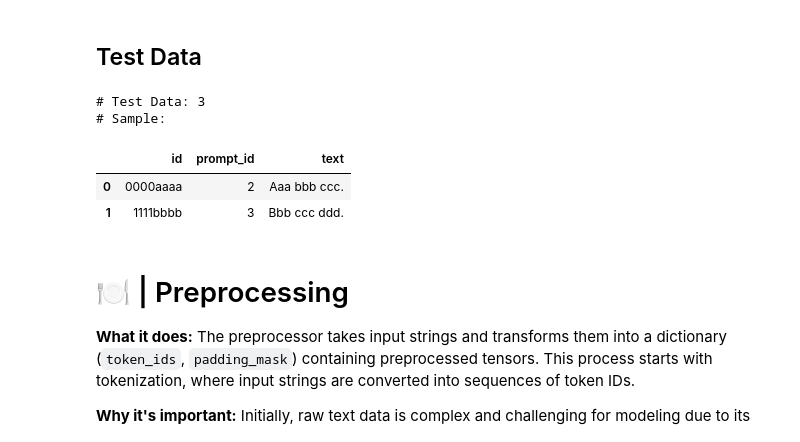
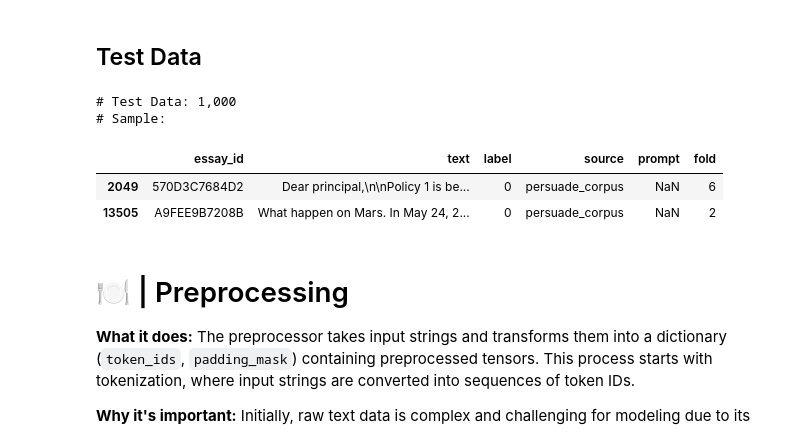
Before and after one commit to dinleo/Kaggle, a Jupyter notebook: llm-detect-ai-generated-text/detect-fake-text-kerasnlp-tf-torch-jax-infer.ipynb, the cells around one changed output. Drawn from its saved outputs; the diff is of its cells as text; code cells hidden in the pictures.

```diff
--- a/llm-detect-ai-generated-text/detect-fake-text-kerasnlp-tf-torch-jax-infer.ipynb
+++ b/llm-detect-ai-generated-text/detect-fake-text-kerasnlp-tf-torch-jax-infer.ipynb
@@ -65,13 +61,14 @@ KerasNLP: 0.6.3
 # ⚙️ | Configuration
 # %%
 class CFG:
-    TEST_PATH = '../kaggle/input/llm-detect-ai-generated-text/test_essays.csv'
-    VACAB_PATH = '../kaggle/Model/keras-nlp-deberta-v3-base-en-vocab-ds/vocab.spm'
-    CKPT_PATH = "../kaggle/Model/daigt-kerasnlp-ckpt"  # Name of pretrained models
+    TEST_PATH = './kaggle/input/daigt-proper-train-dataset/train_drcat_02.csv'
+    VACAB_PATH = './kaggle/Model/keras-nlp-deberta-v3-base-en-vocab-ds/vocab.spm'
+    CKPT_PATH = "./kaggle/working/"  # Name of pretrained models
+    num_of_dataset = 1000 # Num of test dataset
     verbose = 0  # Verbosity
     device = 'GPU'  # Device
     seed = 42  # Random seed
-    batch_size = 6  # Batch size
+    batch_size = 10  # Batch size
     drop_remainder = True  # Drop incomplete batches
     sequence_length = 200  # Input sequence length
     class_names = ['real','fake']  # Class names [A, B, C, D, E]
@@ -136,18 +133,21 @@ INFO:tensorflow:Using MirroredStrategy with devices ('/job:localhost/replica:0/t
 # %% [markdown]
 ## Test Data
 # %%
-test_df = pd.read_csv(CFG.TEST_PATH)  # Read CSV file into a DataFrame
-
+ext_df1 = pd.read_csv(CFG.TEST_PATH)  # Read CSV file into a DataFrame
+test_df = pd.concat([
+    ext_df1[ext_df1.label==0].sample(CFG.num_of_dataset//2),
+    ext_df1[ext_df1.label==1].sample(CFG.num_of_dataset//2)
+])
 # Display information about the train data
 print("# Test Data: {:,}".format(len(test_df)))
 print("# Sample:")
 display(test_df.head(2))
 # %% [output]
-# Test Data: 3
+# Test Data: 1,000
 # Sample:
-|  | id | prompt_id | text |
-| 0 | 0000aaaa | 2 | Aaa bbb ccc. |
-| 1 | 1111bbbb | 3 | Bbb ccc ddd. |
+|  | essay_id | text | label | source | prompt | fold |
+| 2049 | 570D3C7684D2 | Dear principal,\n\nPolicy 1 is be... | 0 | persuade_corpus | NaN | 6 |
+| 13505 | A9FEE9B7208B | What happen on Mars. In May 24, 2... | 0 | persuade_corpus | NaN | 2 |
 # %% [markdown]
 # 🍽️ | Preprocessing
 
```
Also changed, not shown: parts of 9 cells of this notebook, 2 other files.
